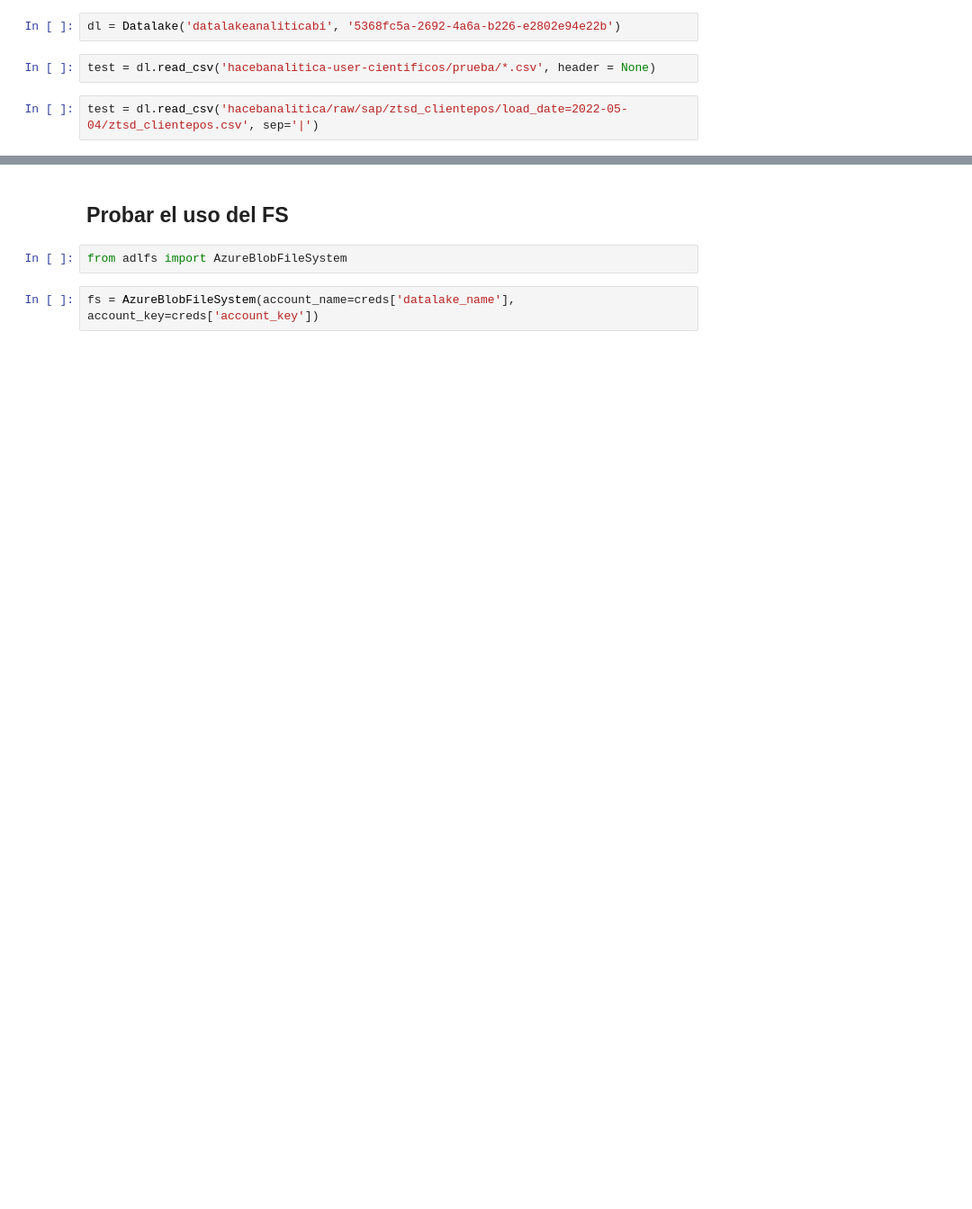
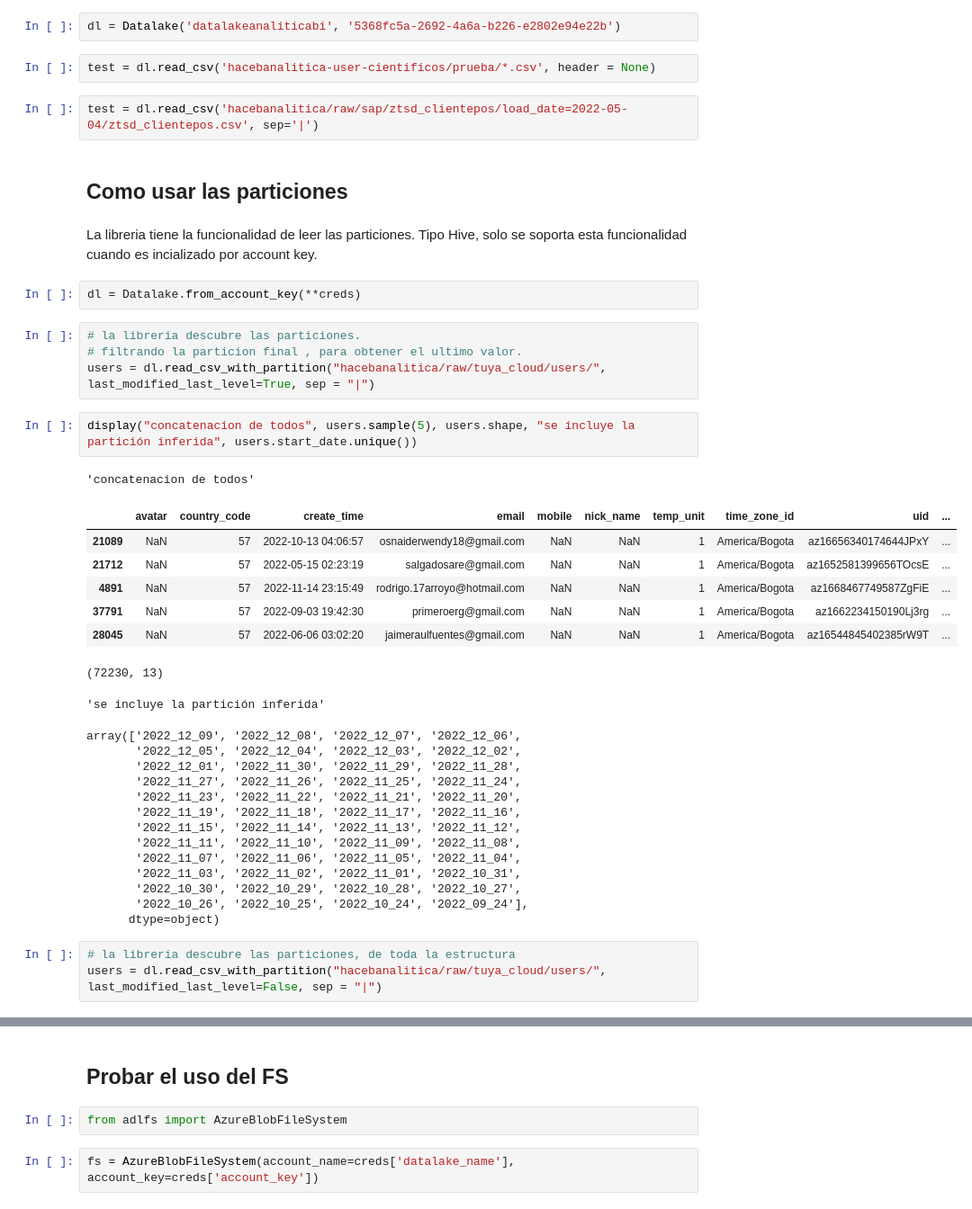
Before and after one commit to centraal-api/azure-datalake-utils, a Jupyter notebook: docs/usage_example.ipynb.ipynb, the cells around one changed output, grey strips where cells are left out. Shown: that part at 90% size. Cells and saved outputs as stored; diff of their text form; blank space fills up the shorter version.

```diff
--- a/docs/usage_example.ipynb.ipynb
+++ b/docs/usage_example.ipynb.ipynb
@@ -92,3 +94,41 @@ dl = Datalake('datalakeanaliticabi', '5368fc5a-2692-4a6a-b226-e2802e94e22b')
 test = dl.read_csv('hacebanalitica-user-cientificos/prueba/*.csv', header = None)
 # %%
 test = dl.read_csv('hacebanalitica/raw/sap/ztsd_clientepos/load_date=2022-05-04/ztsd_clientepos.csv', sep='|')
+# %% [markdown]
+## Como usar las particiones
+# %% [markdown]
+La libreria tiene la funcionalidad de leer las particiones. Tipo Hive, solo se soporta esta funcionalidad cuando es incializado por account key.
+# %%
+dl = Datalake.from_account_key(**creds)
+# %%
+# la libreria descubre las particiones.
+# filtrando la particion final , para obtener el ultimo valor.
+users = dl.read_csv_with_partition("hacebanalitica/raw/tuya_cloud/users/", last_modified_last_level=True, sep = "|")
+# %%
+display("concatenacion de todos", users.sample(5), users.shape, "se incluye la partición inferida", users.start_date.unique())
+# %% [output]
+'concatenacion de todos'
+|  | avatar | country_code | create_time | email | mobile | nick_name | temp_unit | time_zone_id | uid | ... |
+| 21089 | NaN | 57 | 2022-10-13 04:06:57 | osnaiderwendy18@gmail.com | NaN | NaN | 1 | America/Bogota | az16656340174644JPxY | ... |
+| 21712 | NaN | 57 | 2022-05-15 02:23:19 | salgadosare@gmail.com | NaN | NaN | 1 | America/Bogota | az1652581399656TOcsE | ... |
+| 4891 | NaN | 57 | 2022-11-14 23:15:49 | rodrigo.17arroyo@hotmail.com | NaN | NaN | 1 | America/Bogota | az1668467749587ZgFiE | ... |
+| 37791 | NaN | 57 | 2022-09-03 19:42:30 | primeroerg@gmail.com | NaN | NaN | 1 | America/Bogota | az1662234150190Lj3rg | ... |
+| 28045 | NaN | 57 | 2022-06-06 03:02:20 | jaimeraulfuentes@gmail.com | NaN | NaN | 1 | America/Bogota | az16544845402385rW9T | ... |
+(72230, 13)
+'se incluye la partición inferida'
+array(['2022_12_09', '2022_12_08', '2022_12_07', '2022_12_06',
+       '2022_12_05', '2022_12_04', '2022_12_03', '2022_12_02',
+       '2022_12_01', '2022_11_30', '2022_11_29', '2022_11_28',
+       '2022_11_27', '2022_11_26', '2022_11_25', '2022_11_24',
+       '2022_11_23', '2022_11_22', '2022_11_21', '2022_11_20',
+       '2022_11_19', '2022_11_18', '2022_11_17', '2022_11_16',
+       '2022_11_15', '2022_11_14', '2022_11_13', '2022_11_12',
+       '2022_11_11', '2022_11_10', '2022_11_09', '2022_11_08',
+       '2022_11_07', '2022_11_06', '2022_11_05', '2022_11_04',
+       '2022_11_03', '2022_11_02', '2022_11_01', '2022_10_31',
+       '2022_10_30', '2022_10_29', '2022_10_28', '2022_10_27',
+       '2022_10_26', '2022_10_25', '2022_10_24', '2022_09_24'],
+      dtype=object)
+# %%
+# la libreria descubre las particiones, de toda la estructura
+users = dl.read_csv_with_partition("hacebanalitica/raw/tuya_cloud/users/", last_modified_last_level=False, sep = "|")
```
Also changed, not shown: parts of 14 cells of this notebook, 4 other files.
